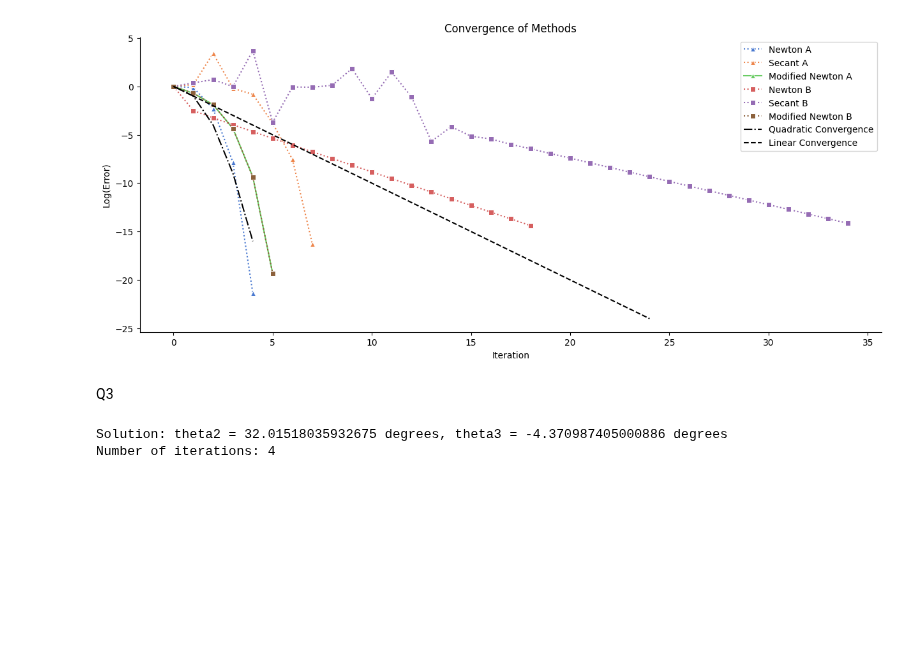
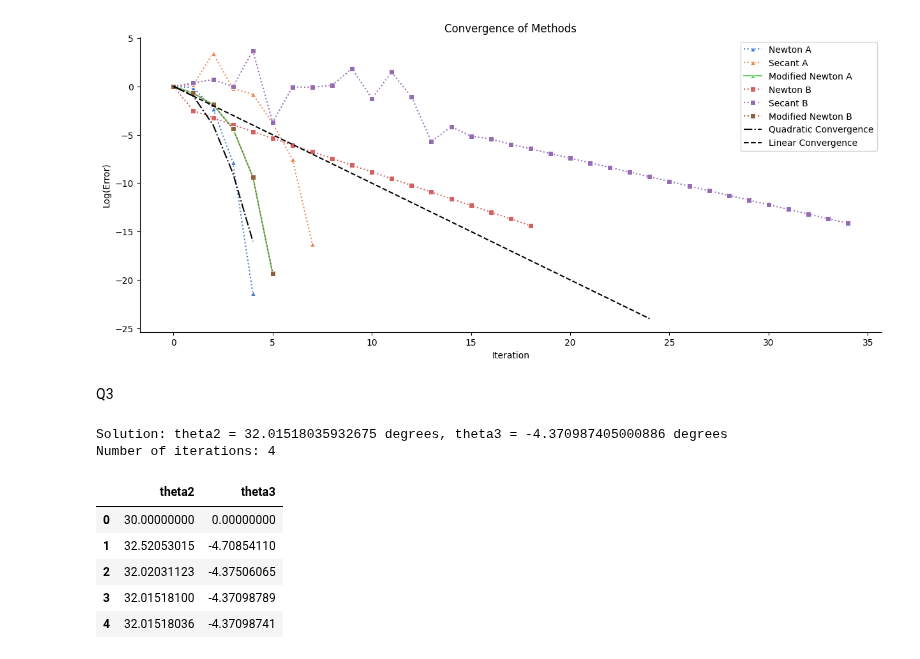
Before and after one commit to pesricha/DS288-Numerical-Methods, a Jupyter notebook: HW2/Homework-2.ipynb, the cells around one changed output. Cells and saved outputs as stored; diff of their text form; code cells hidden in the pictures; blank space fills up the shorter version.

Commit message:
Iterations Table Computed

```diff
--- a/HW2/Homework-2.ipynb
+++ b/HW2/Homework-2.ipynb
@@ -204,16 +204,18 @@ F_func = sp.lambdify((theta2, theta3), F, 'numpy')
 J_func = sp.lambdify((theta2, theta3), J, 'numpy')
 # end of workaround
 
+theta_values = []
+
 def newton_raphson_system(F_func, J_func, theta0, tol=1e-4, max_iter=1000):
     theta = theta0
-
+    theta_values.append([np.rad2deg(theta[0]), np.rad2deg(theta[1])])
     for i in range(1, max_iter + 1):
         F_val = np.array(F_func(theta[0], theta[1]), dtype=np.float64).flatten()
         J_val = np.array(J_func(theta[0], theta[1]), dtype=np.float64)
 
         delta_theta = np.linalg.solve(J_val, -F_val)
         theta = theta + delta_theta
-
+        theta_values.append([np.rad2deg(theta[0]), np.rad2deg(theta[1])])
         if np.linalg.norm(delta_theta, ord=2) / np.linalg.norm(theta, ord=2)  < tol:
             return i, theta
 
@@ -231,3 +233,13 @@ print(f"Number of iterations: {iterations}")
 # %% [output]
 Solution: theta2 = 32.01518035932675 degrees, theta3 = -4.370987405000886 degrees
 Number of iterations: 4
+# %%
+theta_values = pd.DataFrame(theta_values, columns=['theta2', 'theta3'], index=range(iterations + 1))
+theta_values
+# %% [output]
+|  | theta2 | theta3 |
+| 0 | 30.00000000 | 0.00000000 |
+| 1 | 32.52053015 | -4.70854110 |
+| 2 | 32.02031123 | -4.37506065 |
+| 3 | 32.01518100 | -4.37098789 |
+| 4 | 32.01518036 | -4.37098741 |
```
